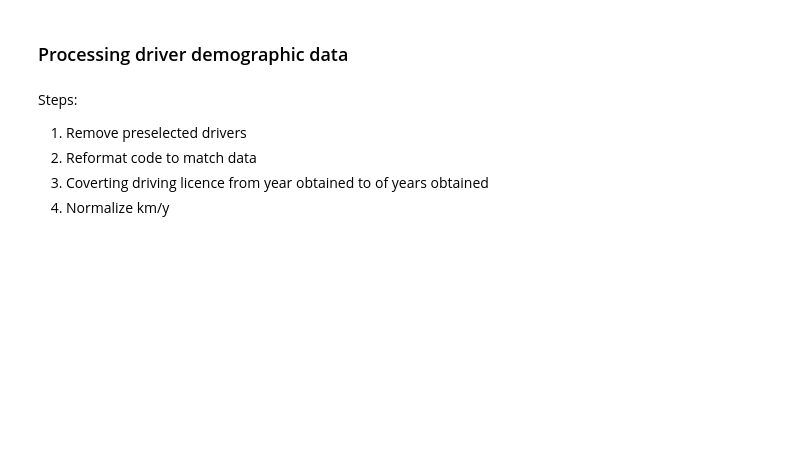
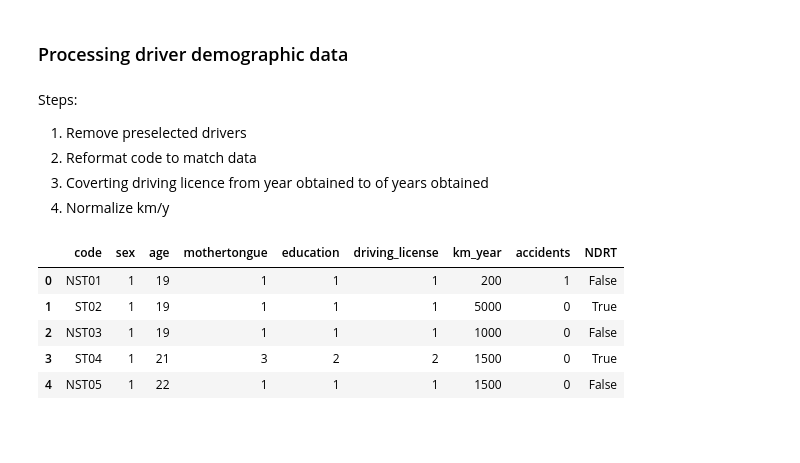
Before and after one commit to Joelmillr/Modeling-Takeover-Time, a Jupyter notebook: code/GMM.ipynb, the cells around one changed output. Drawn from its saved outputs; the diff is of its cells as text; code cells hidden in the pictures; blank space fills up the shorter version.

```diff
--- a/code/GMM.ipynb
+++ b/code/GMM.ipynb
@@ -292,6 +367,15 @@ Steps:
 driver_demographic_data = process_driver_demographic_data(
     driver_demographic_data, drivers_to_exclude
 )
+# %%
+driver_demographic_data.head()
+# %% [output]
+|  | code | sex | age | mothertongue | education | driving_license | km_year | accidents | NDRT |
+| 0 | NST01 | 1 | 19 | 1 | 1 | 1 | 200 | 1 | False |
+| 1 | ST02 | 1 | 19 | 1 | 1 | 1 | 5000 | 0 | True |
+| 2 | NST03 | 1 | 19 | 1 | 1 | 1 | 1000 | 0 | False |
+| 3 | ST04 | 1 | 21 | 3 | 2 | 2 | 1500 | 0 | True |
+| 4 | NST05 | 1 | 22 | 1 | 1 | 1 | 1500 | 0 | False |
 # %% [markdown]
 <br></br>
 # %% [markdown]
```
Also changed, not shown: parts of 12 cells of this notebook, 4 other files.
